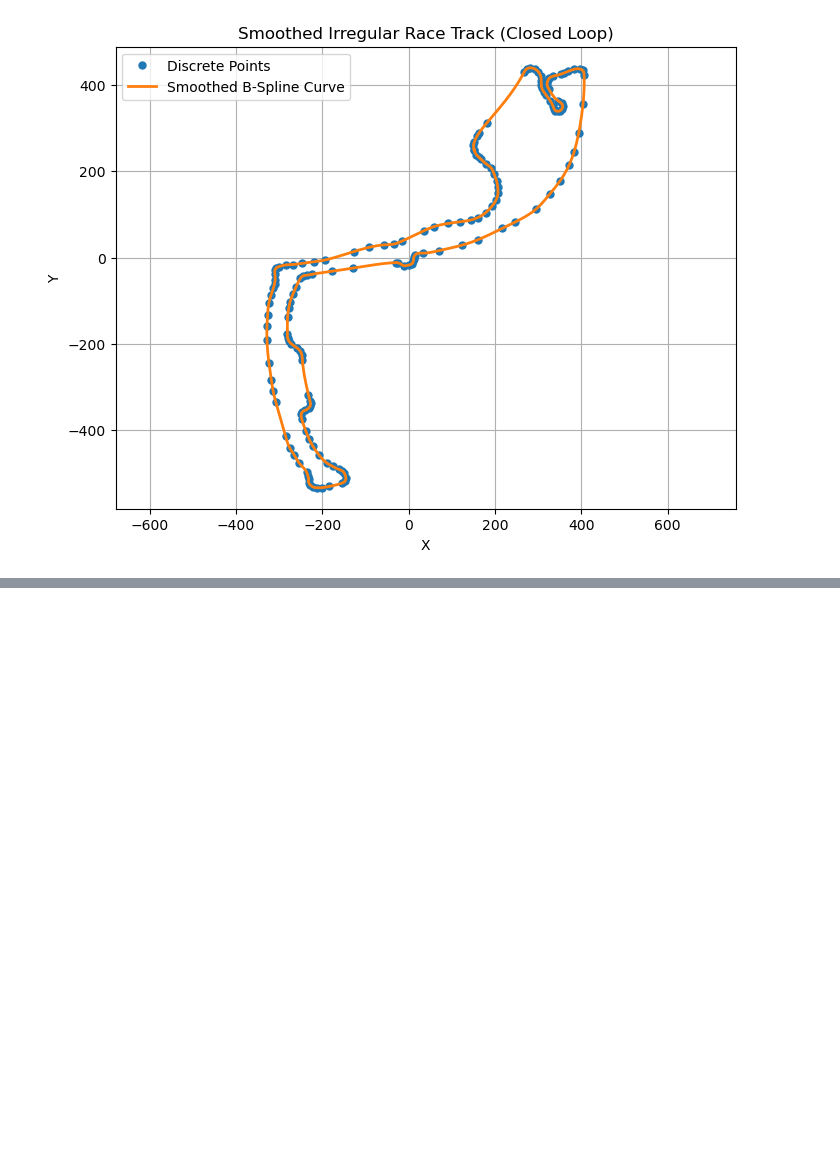
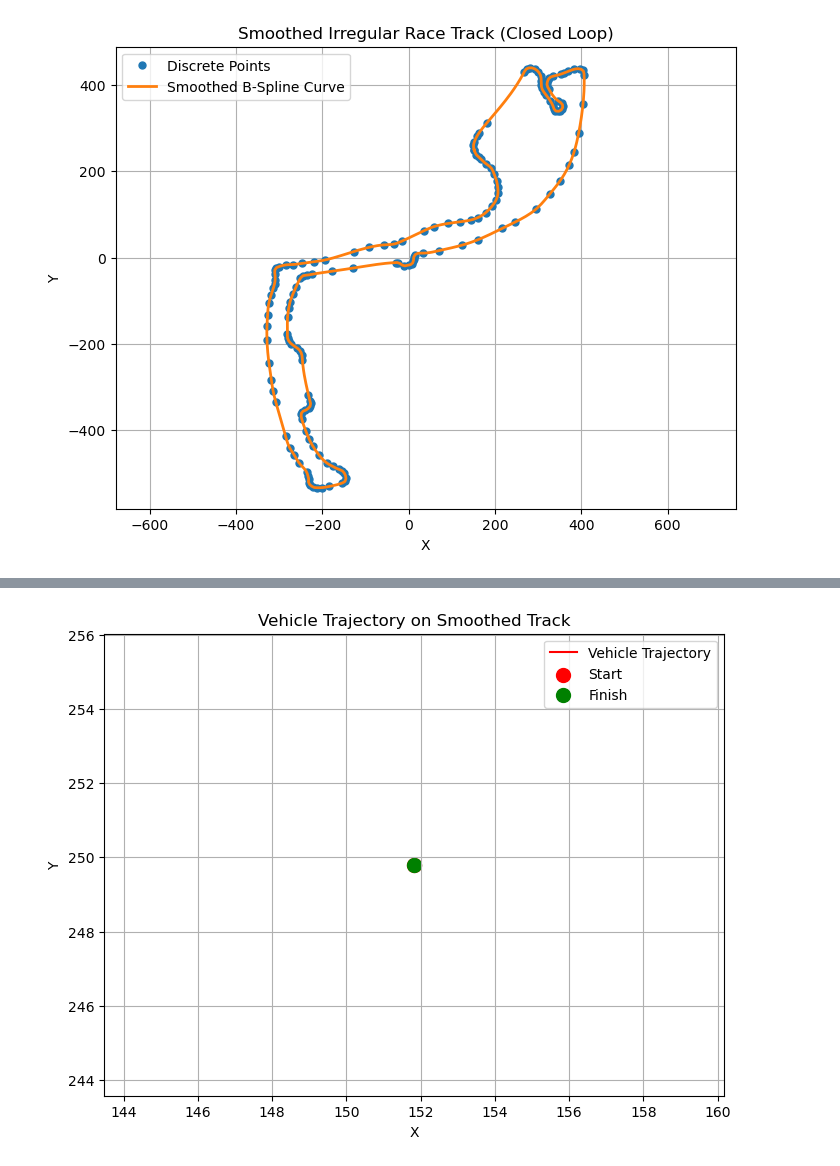
Before and after one commit to nathanctodd/Monaco, a Jupyter notebook: vol4proj.ipynb, the cells around one changed output, grey strips where cells are left out. Drawn from its saved outputs; the diff is of its cells as text; code cells hidden in the pictures; blank space fills up the shorter version.

```diff
--- a/vol4proj.ipynb
+++ b/vol4proj.ipynb
@@ -312,0 +270,43 @@ The minimum distance is: 1.118033988749895
+# %%
+t_0 = 0
+t_f = 20
+t_steps = 20
+dt = 1
+starting_x = x_smooth[0]
+starting_y = y_smooth[0]
+
+def distance_to_center_line(x, y):
+    distances = np.sqrt((x_smooth - x)**2 + (y_smooth - y)**2)
+    closest_index = np.argmin(distances)
+    closest_distance = distances[closest_index]
+    return closest_distance, (x_smooth[closest_index], y_smooth[closest_index])
+
+#Define the ode and boundary conditions
+def ode_s(t, values, u):
+    x, y, v, phi = values
+    u_v, u_phi = u
+    return np.array([v * np.cos(phi), v * np.sin(phi), v + dt * u_v, phi + dt * u_phi])
+
+def bc(ya, yb, vals):
+    x, y, u = vals
+    distance, (x_closest, y_closest) = distance_to_center_line(x, y)
+    H_tf = 1 + distance**200 + u**2
+    return np.array([ya[0] - starting_x, ya[1] - starting_y, ya[2], ya[3], yb[0], yb[1], yb[2], yb[3], H_tf])
+
+# Define the initial guess
+solution = solve_ivp(ode_s, (t_0, t_f), [starting_x, starting_y, x_smooth[200], y_smooth[200]], args=([0, 0],), method='RK45', t_eval=np.linspace(t_0, t_f, t_steps))
+
+plt.figure(figsize=(8, 6))
+# plt.plot(x_smooth, y_smooth, 'k-', label='Smoothed Track')
+plt.plot(solution.y[0], solution.y[1], 'r-', label='Vehicle Trajectory')
+plt.scatter(solution.y[0, 0], solution.y[1, 0], color='red', s=100, label='Start')
+plt.scatter(solution.y[0, -1], solution.y[1, -1], color='green', s=100, label='Finish')
+plt.title('Vehicle Trajectory on Smoothed Track')
+plt.xlabel('X')
+plt.ylabel('Y')
+plt.legend()
+plt.grid(True)
+plt.axis('equal')
+plt.show()
+# %% [output]
+[figure, added]
```
Also changed, not shown: parts of 2 cells of this notebook.
